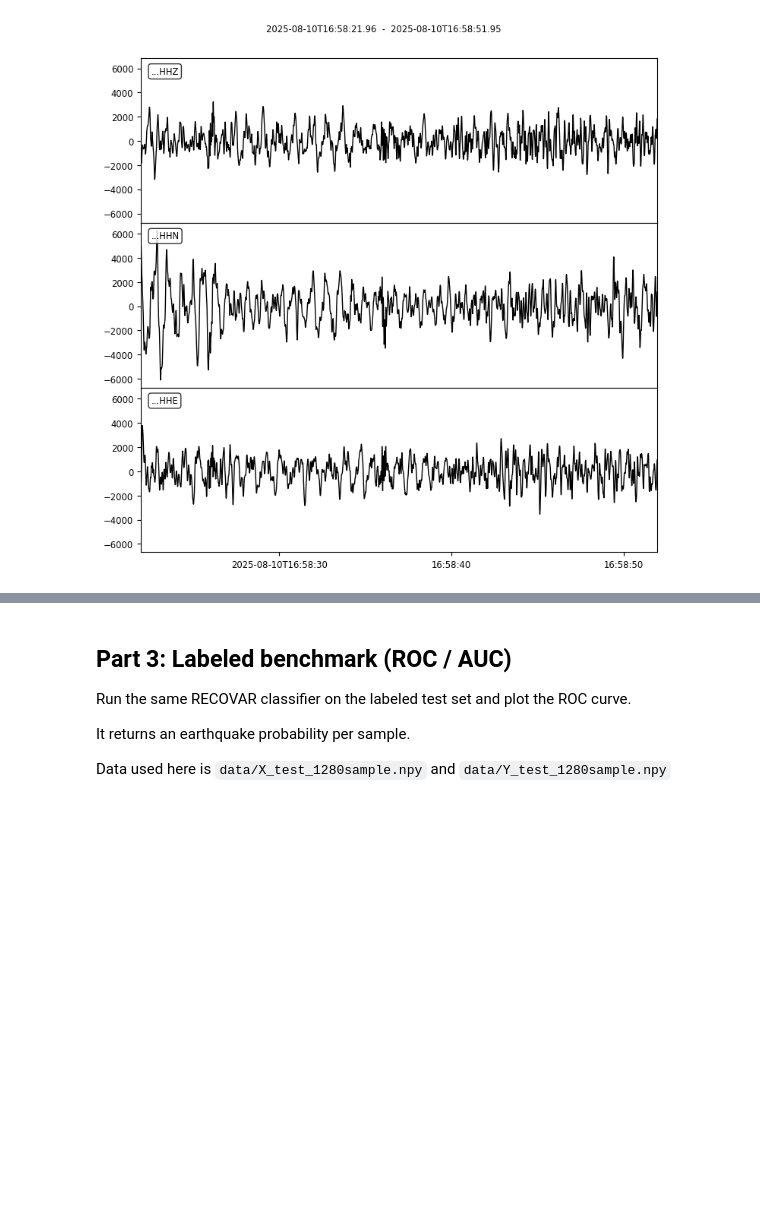
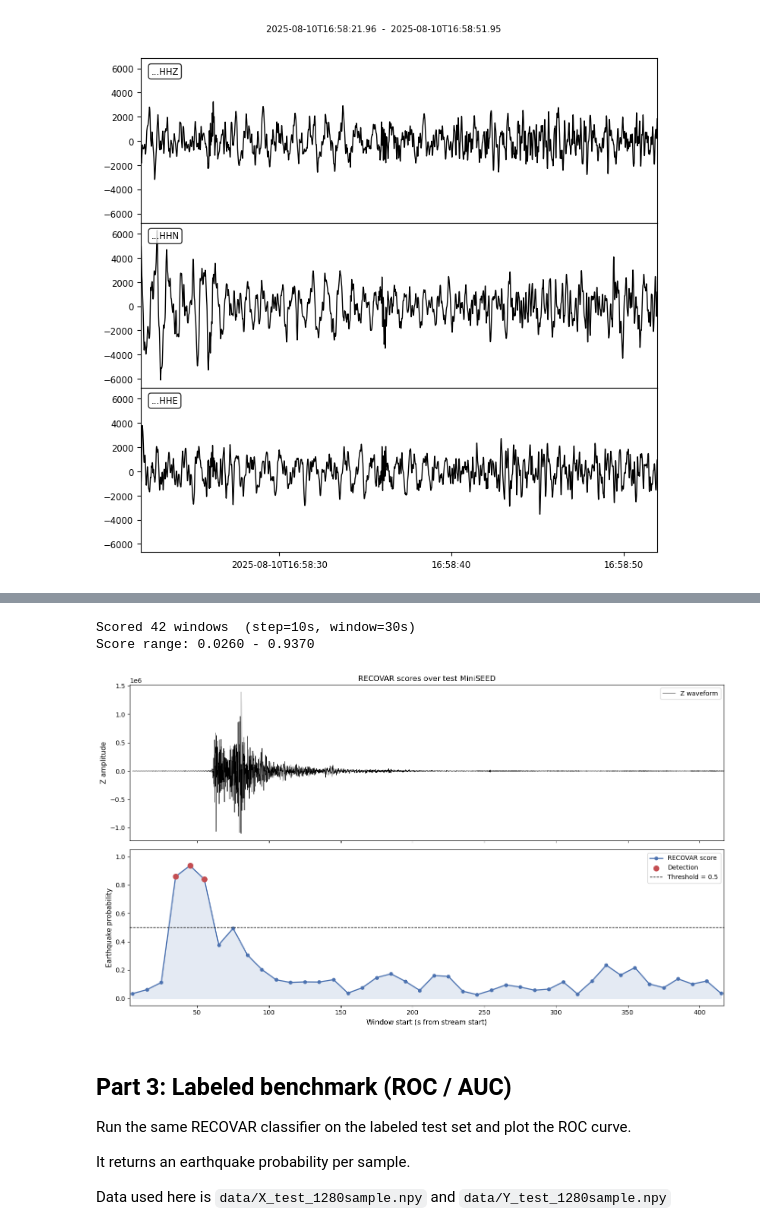
Before and after one commit to egead/recovar-seiscomp, a Jupyter notebook: demo.ipynb, the cells around one changed output, grey strips where cells are left out. Drawn from its saved outputs; the diff is of its cells as text; code cells hidden in the pictures; blank space fills up the shorter version.

```diff
--- a/demo.ipynb
+++ b/demo.ipynb
@@ -143 +66,14 @@ plt.show()
+# %%
+fs = st[0].stats.sampling_rate   # 100 Hz for this stream
+pad_samples    = int(PREPROCESSING_PADDING * fs)   # padding in samples for slicing
+window_samples = int(WINDOW_SIZE_SECONDS * fs)     # window length in samples (model input)
+
+# Build the RECOVAR classifier
+model = RepresentationLearningMultipleAutoencoder(
+    name="rep_learning_autoencoder_ensemble", input_noise_std=1e-6, eps=1e-27)
+model.compile()
+model(np.zeros((1, window_samples, 3), dtype=np.float32))   # initialize the model with correct input shape
+model.load_weights(MODEL_PATH)
+
+classifier = ClassifierMultipleAutoencoder(model)
 # %% [markdown]
@@ -226,3 +191,52 @@ RECOVAR score = 0.055  (noise)
+# %%
+# Slide a 30 s (window_samples-sample) window with a STEP_SIZE_SECONDS step.
+step_samples       = int(STEP_SIZE_SECONDS * fs)
+n_windows          = (len(z_preprocessed) - window_samples) // step_samples + 1
+waveform_windows   = np.empty((n_windows, window_samples, 3), dtype=np.float32)
+window_start_times = []
+for i in range(n_windows):
+    s = i * step_samples
+    waveform_windows[i, :, 0] = z_preprocessed[s:s + window_samples]
+    waveform_windows[i, :, 1] = n_preprocessed[s:s + window_samples]
+    waveform_windows[i, :, 2] = e_preprocessed[s:s + window_samples]
+    window_start_times.append(float((trim_start + s / fs) - t0))   # window start, s from stream start
+
+# Score every 30 s window in the stream in one call to the RECOVAR classifier (one score in [0, 1] per window).
+window_scores = classifier(waveform_windows)
+
+print(f"Scored {n_windows} windows  (step={STEP_SIZE_SECONDS:.0f}s, window={WINDOW_SIZE_SECONDS:.0f}s)")
+print(f"Score range: {window_scores.min():.4f} - {window_scores.max():.4f}")
+# %% [output]
+Scored 42 windows  (step=10s, window=30s)
+Score range: 0.0260 - 0.9370
+# %%
+# Plot RECOVAR scores over the MSEED stream
+window_start_times   = np.asarray(window_start_times)
+window_scores        = np.asarray(window_scores)
+is_above_threshold   = window_scores >= THRESHOLD
+
+waveform_times = PREPROCESSING_PADDING + np.arange(len(z_preprocessed)) / fs
+
+fig, (ax_wave, ax) = plt.subplots(2, 1, figsize=(14, 8), sharex=True)
+
+ax_wave.plot(waveform_times, z_preprocessed, color="black", linewidth=0.6, label="Z waveform")
+ax_wave.set_ylabel("Z amplitude", fontsize=11)
+ax_wave.set_title("RECOVAR scores over test MiniSEED", fontsize=12)
+ax_wave.legend(fontsize=10)
+
+ax.fill_between(window_start_times, window_scores, 0, color="#4C72B0", alpha=0.15)
+ax.plot(window_start_times, window_scores, "-o", color="#4C72B0", linewidth=1.8, markersize=5, label="RECOVAR score")
+ax.scatter(window_start_times[is_above_threshold], window_scores[is_above_threshold], s=70, color="#C44E52", zorder=3, label="Detection")
+ax.axhline(THRESHOLD, color="k", linestyle="--", linewidth=1, label=f"Threshold = {THRESHOLD}")
+ax.set_xlim(window_start_times[0] - 2, window_start_times[-1] + 2)
+ax.set_ylim(-0.05, 1.05)
+ax.set_xlabel("Window start (s from stream start)", fontsize=11)
+ax.set_ylabel("Earthquake probability", fontsize=11)
+ax.legend(fontsize=10)
+plt.tight_layout()
+plt.show()
+# %% [output]
+[figure, added]
 # %% [markdown]
 ## Part 3: Labeled benchmark (ROC / AUC)
 
```
Also changed, not shown: parts of 12 cells of this notebook.
